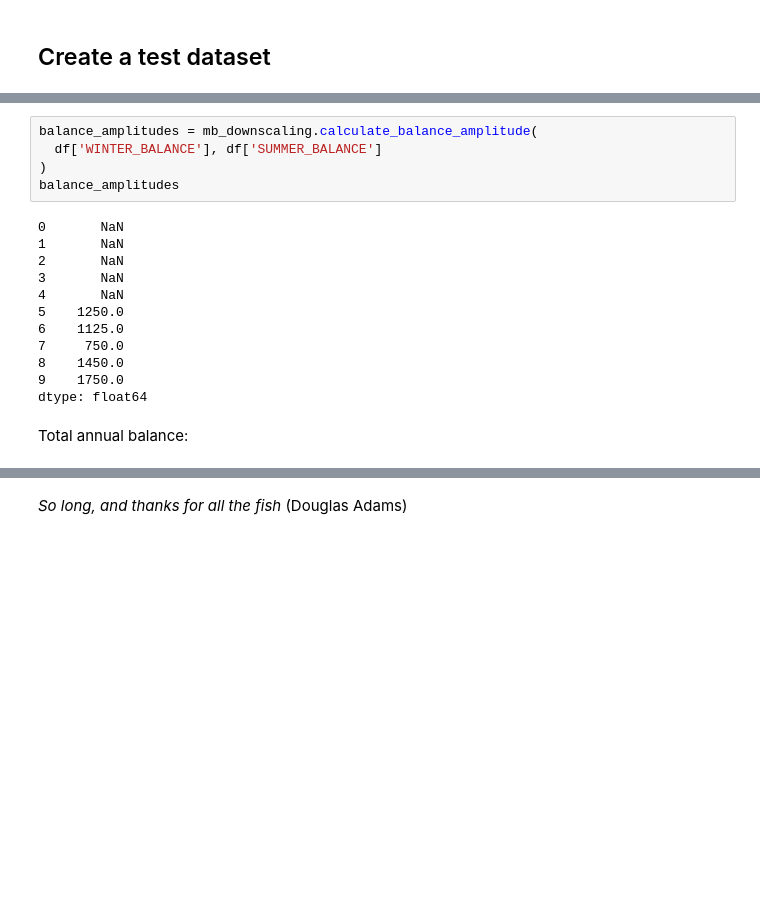
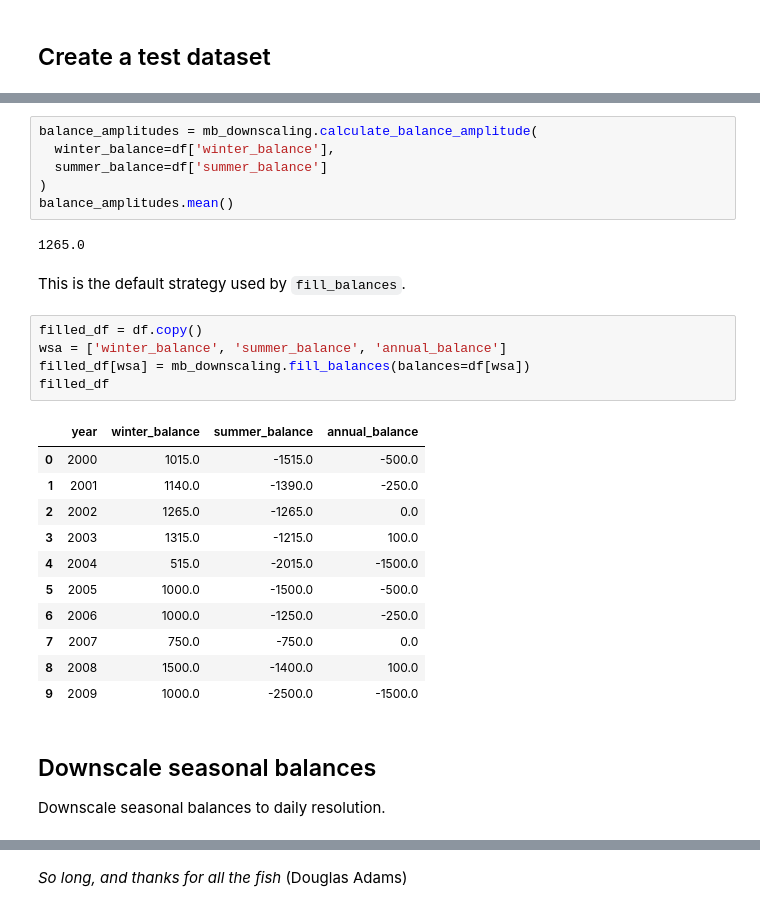
Before and after one commit to wgms-org/mb-downscaling, a Jupyter notebook: demo.ipynb, the cells around one changed output, grey strips where cells are left out. Saved outputs shown, nothing was run; the diff lists cells and outputs as text; blank space fills up the shorter version.

```diff
--- a/demo.ipynb
+++ b/demo.ipynb
@@ -65,19 +51,31 @@ Mass-balance amplitude for each year with seasonal balances:
 # %%
 balance_amplitudes = mb_downscaling.calculate_balance_amplitude(
-  df['WINTER_BALANCE'], df['SUMMER_BALANCE']
+  winter_balance=df['winter_balance'],
+  summer_balance=df['summer_balance']
 )
-balance_amplitudes
+balance_amplitudes.mean()
 # %% [output]
-0       NaN
-1       NaN
-2       NaN
-3       NaN
-4       NaN
-5    1250.0
-6    1125.0
-7     750.0
-8    1450.0
-9    1750.0
-dtype: float64
+1265.0
-# %% [markdown]
-Total annual balance:
+# %% [markdown]
+This is the default strategy used by `fill_balances`.
+# %%
+filled_df = df.copy()
+wsa = ['winter_balance', 'summer_balance', 'annual_balance']
+filled_df[wsa] = mb_downscaling.fill_balances(balances=df[wsa])
+filled_df
+# %% [output]
+|  | year | winter_balance | summer_balance | annual_balance |
+| 0 | 2000 | 1015.0 | -1515.0 | -500.0 |
+| 1 | 2001 | 1140.0 | -1390.0 | -250.0 |
+| 2 | 2002 | 1265.0 | -1265.0 | 0.0 |
+| 3 | 2003 | 1315.0 | -1215.0 | 100.0 |
+| 4 | 2004 | 515.0 | -2015.0 | -1500.0 |
+| 5 | 2005 | 1000.0 | -1500.0 | -500.0 |
+| 6 | 2006 | 1000.0 | -1250.0 | -250.0 |
+| 7 | 2007 | 750.0 | -750.0 | 0.0 |
+| 8 | 2008 | 1500.0 | -1400.0 | 100.0 |
+| 9 | 2009 | 1000.0 | -2500.0 | -1500.0 |
+# %% [markdown]
+## Downscale seasonal balances
+
+Downscale seasonal balances to daily resolution.
```
Also changed, not shown: parts of 19 cells of this notebook, 1 other file.
